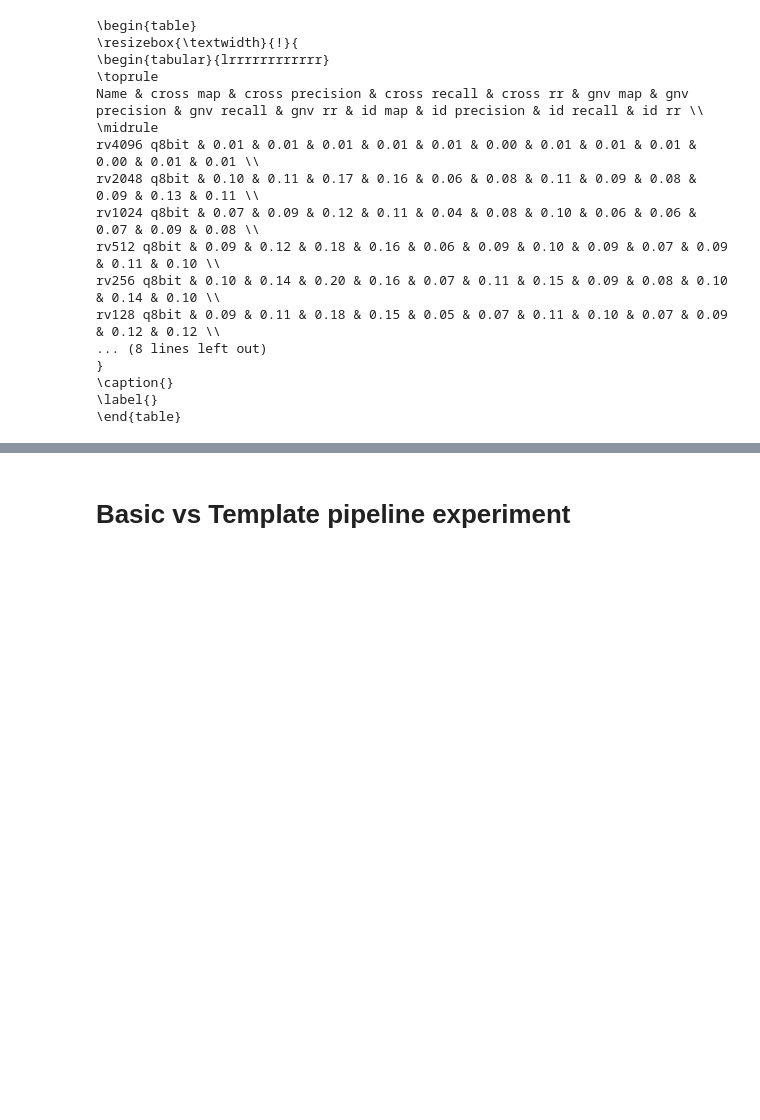
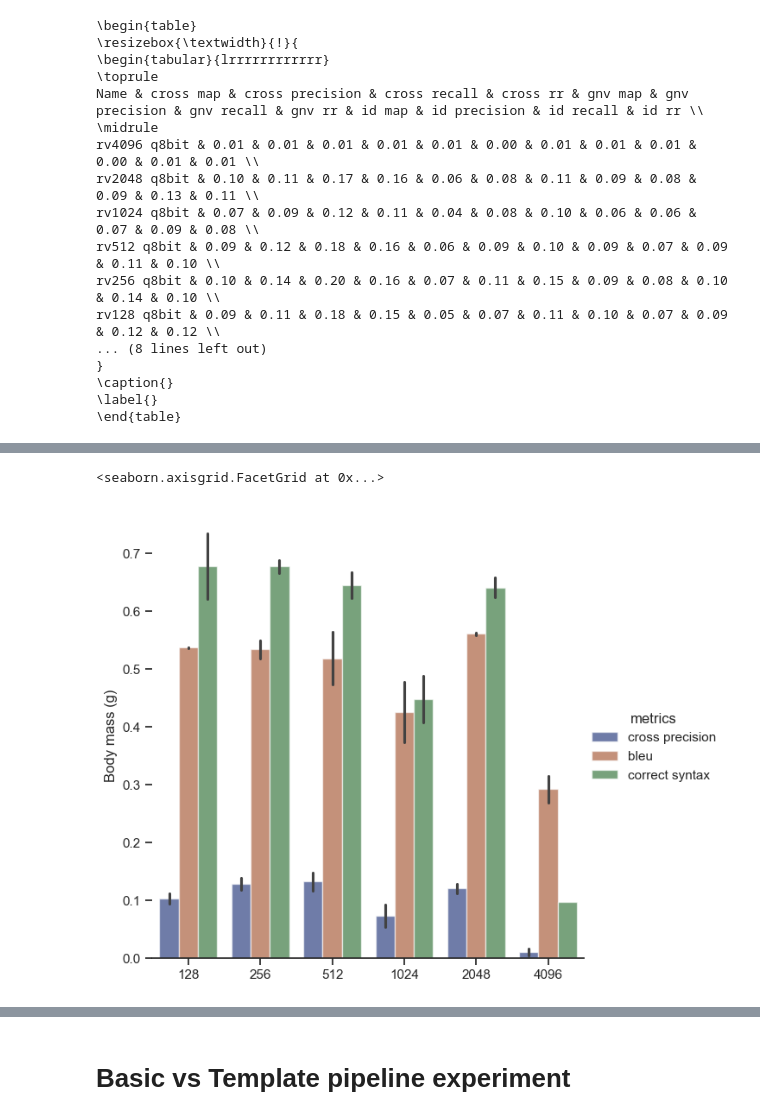
Before and after one commit to Gratic/Finetuning-LLM-for-SPARQL-generation, a Jupyter notebook: scripts/experiment_results.ipynb, the cells around one changed output, grey strips where cells are left out. Cells and saved outputs as stored; diff of their text form; code cells hidden in the pictures; blank space fills up the shorter version.

```diff
--- a/scripts/experiment_results.ipynb
+++ b/scripts/experiment_results.ipynb
@@ -123,3 +123,9 @@ rv128 q8bit & 0.09 & 0.11 & 0.18 & 0.15 & 0.05 & 0.07 & 0.11 & 0.10 & 0.07 & 0.0
 \caption{}
 \label{}
 \end{table}
+# %%
+df_clean['temp'] = df_clean['Name'].apply(lambda x: (x.split(' ')[0][2:], x.split(' ')[1][1:]))
+df_clean['quantization'] = df_clean['temp'].apply(lambda x: x[1])
+df_clean['rvalue'] = df_clean['temp'].apply(lambda x: x[0])
+df_clean = df_clean.drop(['temp'], axis=1)
+# df_clean.head()
@@ -125,0 +234,5 @@ rv128 q8bit & 0.09 & 0.11 & 0.18 & 0.15 & 0.05 & 0.07 & 0.11 & 0.10 & 0.07 & 0.0
+# %%
+a = df_clean.melt(id_vars=['rvalue'], var_name='metrics', value_vars=['correct syntax', 'cross precision', 'bleu'])
+a['rvalue'] = a['rvalue'].astype(int)
+a = a.sort_values(by="rvalue")
+a.head()
@@ -125,0 +246,12 @@ rv128 q8bit & 0.09 & 0.11 & 0.18 & 0.15 & 0.05 & 0.07 & 0.11 & 0.10 & 0.07 & 0.0
+# %%
+g = sns.catplot(
+    data=a, kind="bar",
+    x="rvalue", y='value', hue="metrics",
+    errorbar="sd", palette="dark", alpha=.6, height=6
+)
+g.despine(left=True)
+g.set_axis_labels("", "Body mass (g)")
+# g.legend.set_title("")
+# %% [output]
+<seaborn.axisgrid.FacetGrid at 0x...>
+[figure, added]
```
Also changed, not shown: parts of 25 cells of this notebook.
